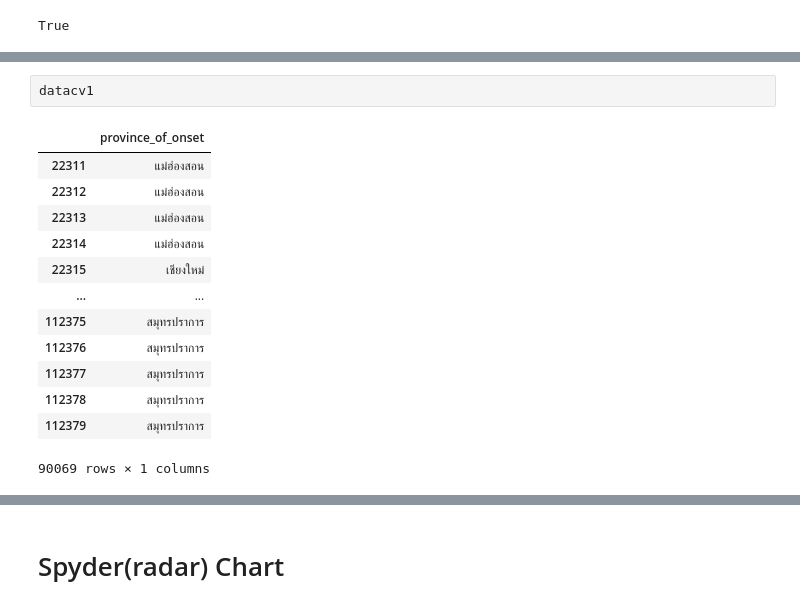
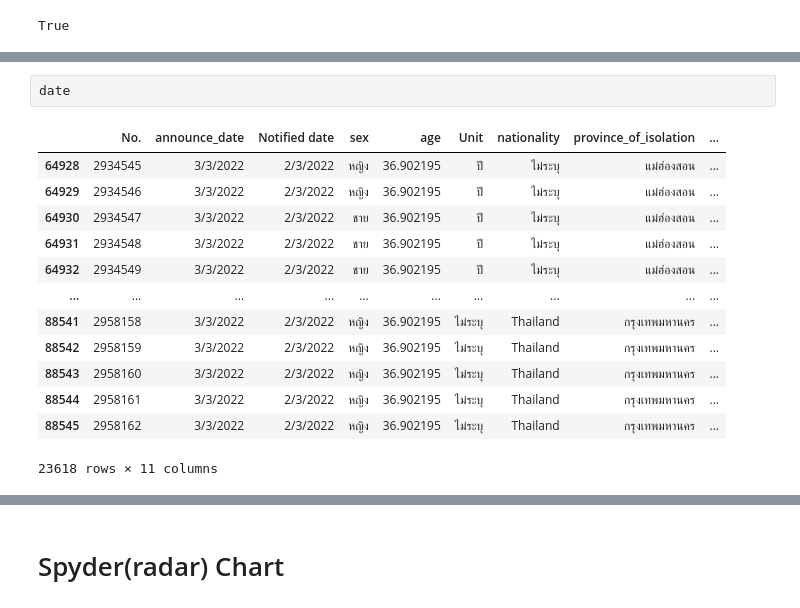
Before and after one commit to chanikansuksen/data_viz_2022, a Jupyter notebook: DataViz04_Data_Comparison.ipynb, the cells around one changed output, grey strips where cells are left out. Drawn from its saved outputs; the diff is of its cells as text.

```diff
--- a/DataViz04_Data_Comparison.ipynb
+++ b/DataViz04_Data_Comparison.ipynb
@@ -522,19 +510,19 @@ set(datacv1['province_of_onset'])
  'แพร่',
  'แม่ฮ่องสอน',
  'ไม่ระบุ'}
-# %%
-datacv1
-# %% [output]
-|  | province_of_onset |
-| 22311 | แม่ฮ่องสอน |
-| 22312 | แม่ฮ่องสอน |
-| 22313 | แม่ฮ่องสอน |
-| 22314 | แม่ฮ่องสอน |
-| 22315 | เชียงใหม่ |
-| ... | ... |
-| 112375 | สมุทรปราการ |
-| 112376 | สมุทรปราการ |
-| 112377 | สมุทรปราการ |
-| 112378 | สมุทรปราการ |
-| 112379 | สมุทรปราการ |
-90069 rows × 1 columns
+# %%
+date
+# %% [output]
+|  | No. | announce_date | Notified date | sex | age | Unit | nationality | province_of_isolation | ... |
+| 64928 | 2934545 | 3/3/2022 | 2/3/2022 | หญิง | 36.902195 | ปี | ไม่ระบุ | แม่ฮ่องสอน | ... |
+| 64929 | 2934546 | 3/3/2022 | 2/3/2022 | หญิง | 36.902195 | ปี | ไม่ระบุ | แม่ฮ่องสอน | ... |
+| 64930 | 2934547 | 3/3/2022 | 2/3/2022 | ชาย | 36.902195 | ปี | ไม่ระบุ | แม่ฮ่องสอน | ... |
+| 64931 | 2934548 | 3/3/2022 | 2/3/2022 | ชาย | 36.902195 | ปี | ไม่ระบุ | แม่ฮ่องสอน | ... |
+| 64932 | 2934549 | 3/3/2022 | 2/3/2022 | ชาย | 36.902195 | ปี | ไม่ระบุ | แม่ฮ่องสอน | ... |
+| ... | ... | ... | ... | ... | ... | ... | ... | ... | ... |
+| 88541 | 2958158 | 3/3/2022 | 2/3/2022 | หญิง | 36.902195 | ไม่ระบุ | Thailand | กรุงเทพมหานคร | ... |
+| 88542 | 2958159 | 3/3/2022 | 2/3/2022 | หญิง | 36.902195 | ไม่ระบุ | Thailand | กรุงเทพมหานคร | ... |
+| 88543 | 2958160 | 3/3/2022 | 2/3/2022 | หญิง | 36.902195 | ไม่ระบุ | Thailand | กรุงเทพมหานคร | ... |
+| 88544 | 2958161 | 3/3/2022 | 2/3/2022 | หญิง | 36.902195 | ไม่ระบุ | Thailand | กรุงเทพมหานคร | ... |
+| 88545 | 2958162 | 3/3/2022 | 2/3/2022 | หญิง | 36.902195 | ไม่ระบุ | Thailand | กรุงเทพมหานคร | ... |
+23618 rows × 11 columns
```
Also changed, not shown: parts of 14 cells of this notebook.
